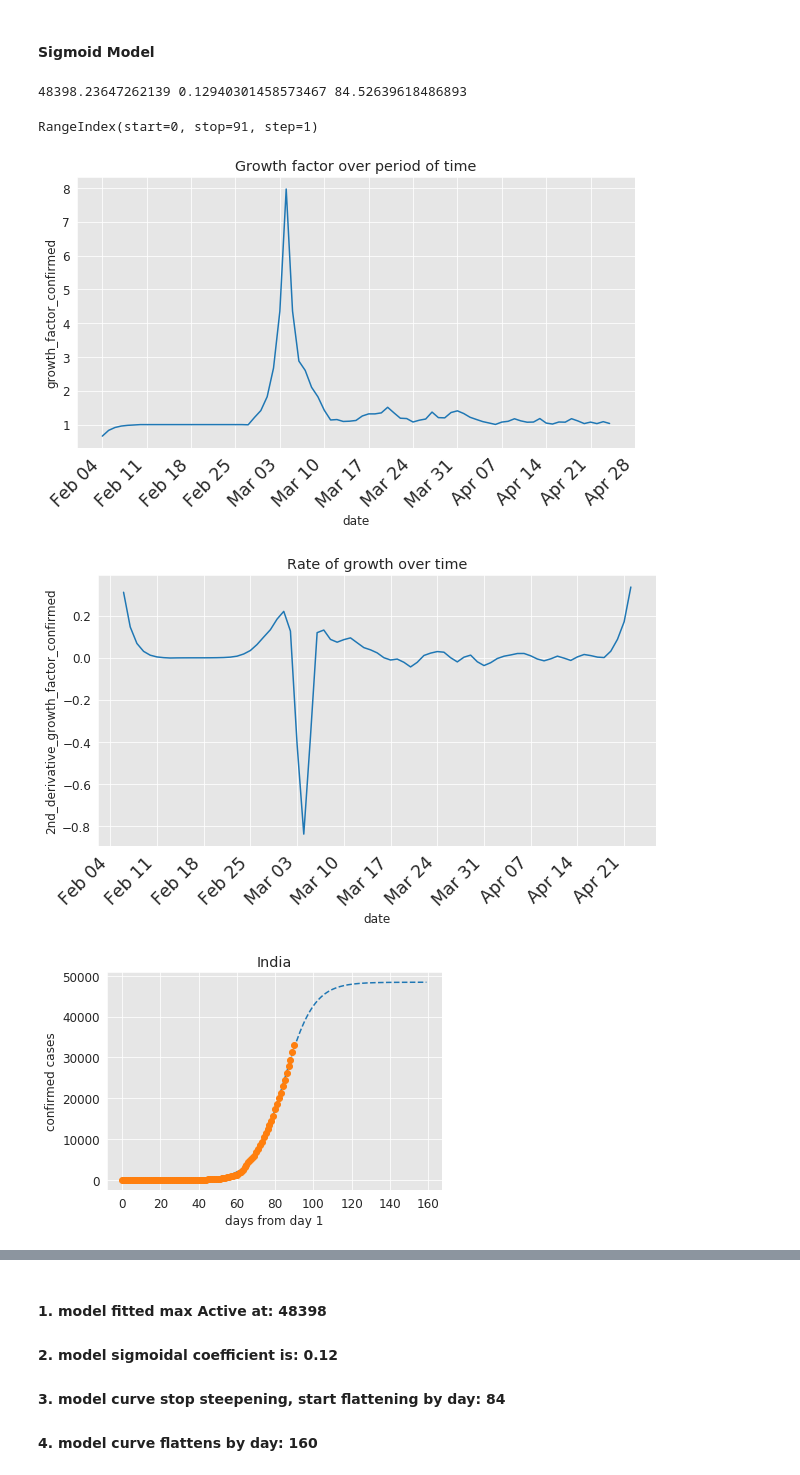
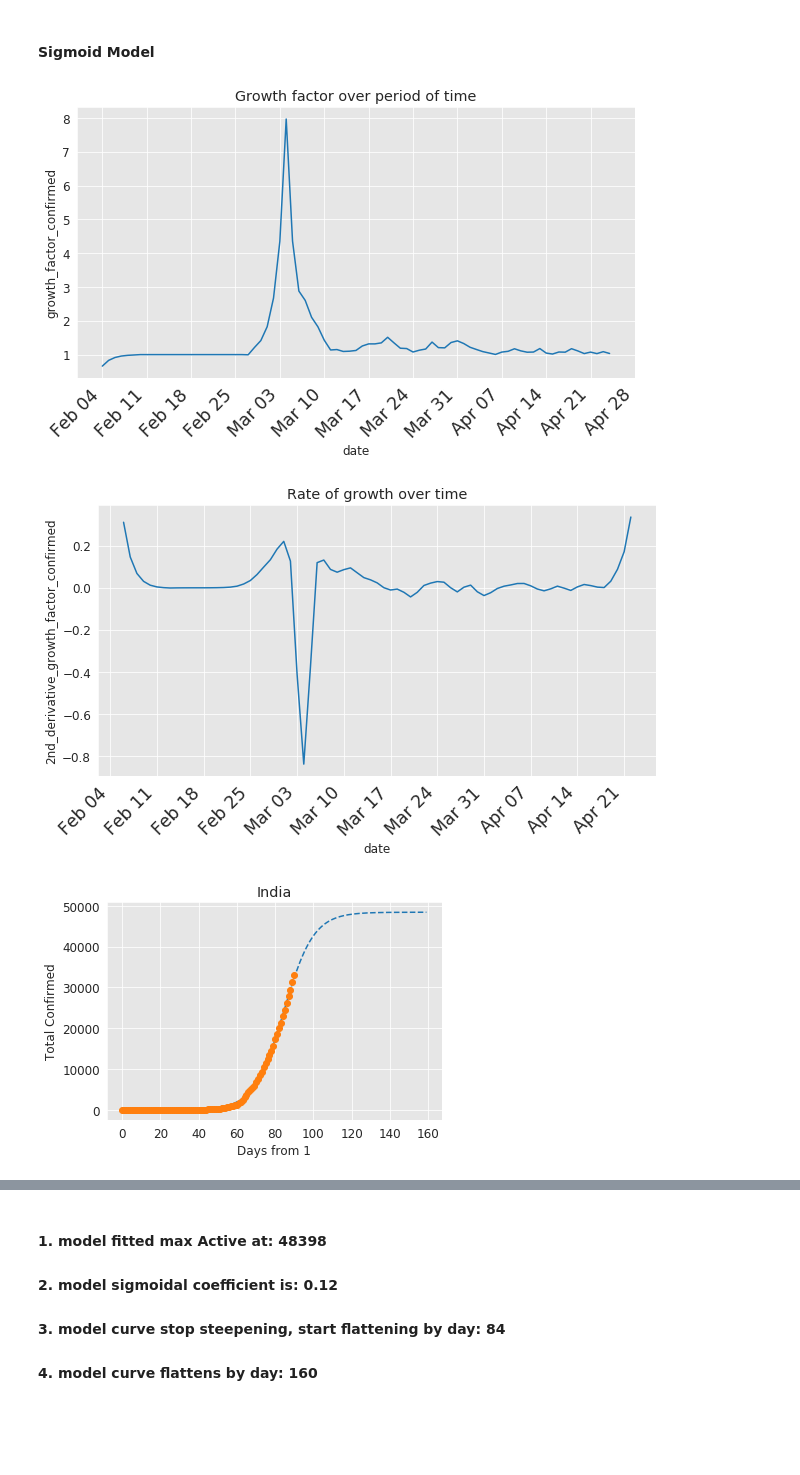
Before and after one commit to vik228/deeplearning_ai, a Jupyter notebook: kaggle_problems/Covid19 - Analysis and forecasting for India.ipynb, the cells around one changed output, grey strips where cells are left out. Saved outputs shown, nothing was run; the diff lists cells and outputs as text; code cells hidden in the pictures; blank space fills up the shorter version.

```diff
--- a/kaggle_problems/Covid19 - Analysis and forecasting for India.ipynb
+++ b/kaggle_problems/Covid19 - Analysis and forecasting for India.ipynb
@@ -380,6 +413,7 @@ plot_graph(result, "Testing Over time", y_key="samples_tested")
 # %% [markdown]
 #### Sigmoid Model
 # %%
+# forecasting the number of confirmed cases
 case_time_series_grouped = (
     case_time_series.groupby("date")["total_confirmed", "total_deceased"]
     .sum()
@@ -391,58 +425,44 @@ case_time_series_grouped["growth_factor_confirmed"] = growth_factor(
 )
 
 case_time_series_grouped["growth_factor_confirmed"] = smoother(
     case_time_series_grouped["growth_factor_confirmed"], 0.5, 5
 )
 
 case_time_series_grouped["2nd_derivative_growth_factor_confirmed"] = np.gradient(
     np.gradient(case_time_series_grouped["growth_factor_confirmed"])
 )
 
 case_time_series_grouped["2nd_derivative_growth_factor_confirmed"] = smoother(
     case_time_series_grouped["2nd_derivative_growth_factor_confirmed"], 0.5, 7
 )
 
 plot_graph(
     case_time_series_grouped,
     "Growth factor over period of time",
     y_key="growth_factor_confirmed",
 )
 
 plot_graph(
     case_time_series_grouped,
     "Rate of growth over time",
     y_key="2nd_derivative_growth_factor_confirmed",
 )
 
-x_data = range(len(case_time_series_grouped.index))
-y_data = case_time_series_grouped["total_confirmed"]
-popt, pcov = curve_fit(
-    sigmoid, x_data, y_data, bounds=([0, 0, 0], np.inf), maxfev=50000
+estimated_k, estimated_x_0, ymax = fit(case_time_series_grouped, "total_confirmed")
+plot_fitted_data(
+    estimated_k,
+    estimated_x_0,
+    ymax,
+    case_time_series_grouped,
+    "total_confirmed",
+    xlabel="Days from 1",
+    ylabel="Total Confirmed",
+    title="India",
 )
-estimated_k, estimated_x_0, ymax = popt
-
-# Plot the fitted curve
-k = estimated_k
-x_0 = estimated_x_0
-y_fitted = sigmoid(range(0, 160), k, x_0, ymax)
-print(k, x_0, ymax)
-
-# Plot everything for illustration
-fig = plt.figure()
-ax = fig.add_subplot(111)
-ax.plot(range(0, 160), y_fitted, "--", label="fitted")
-ax.plot(x_data, y_data, "o", label="Confirmed Data")
-plt.xlabel("days from day 1")
-plt.ylabel("confirmed cases")
-plt.title("India")
-
-case_time_series.index
 # %% [output]
-48398.23647262139 0.12940301458573467 84.52639618486893
-RangeIndex(start=0, stop=91, step=1)
 [figure]
 [figure]
-[figure, old version]
+[figure, new version]
 [interactive output not drawn]
 # %% [markdown]
 #### 1. model fitted max Active at: 48398
```
Also changed, not shown: parts of 3 cells of this notebook.
